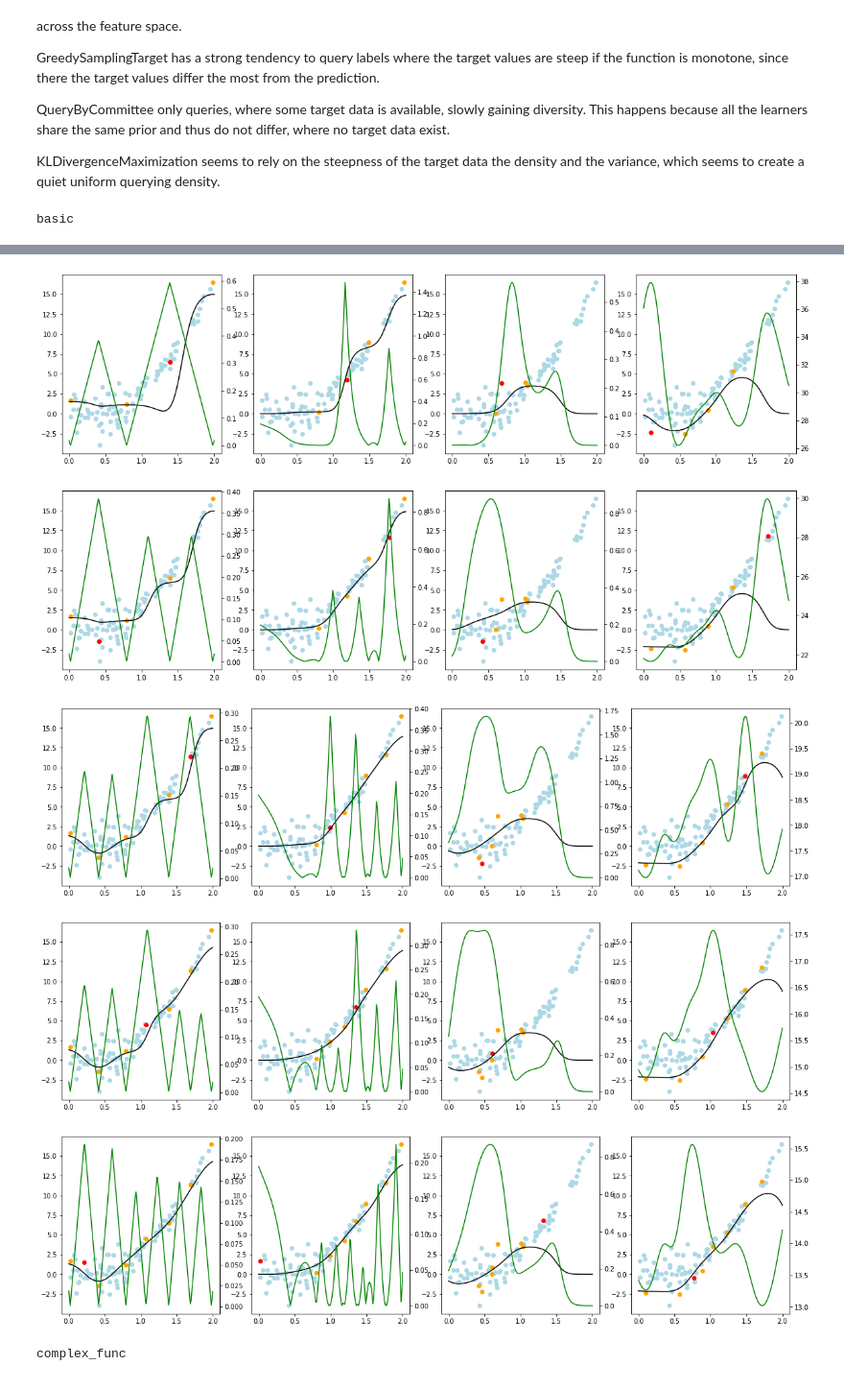
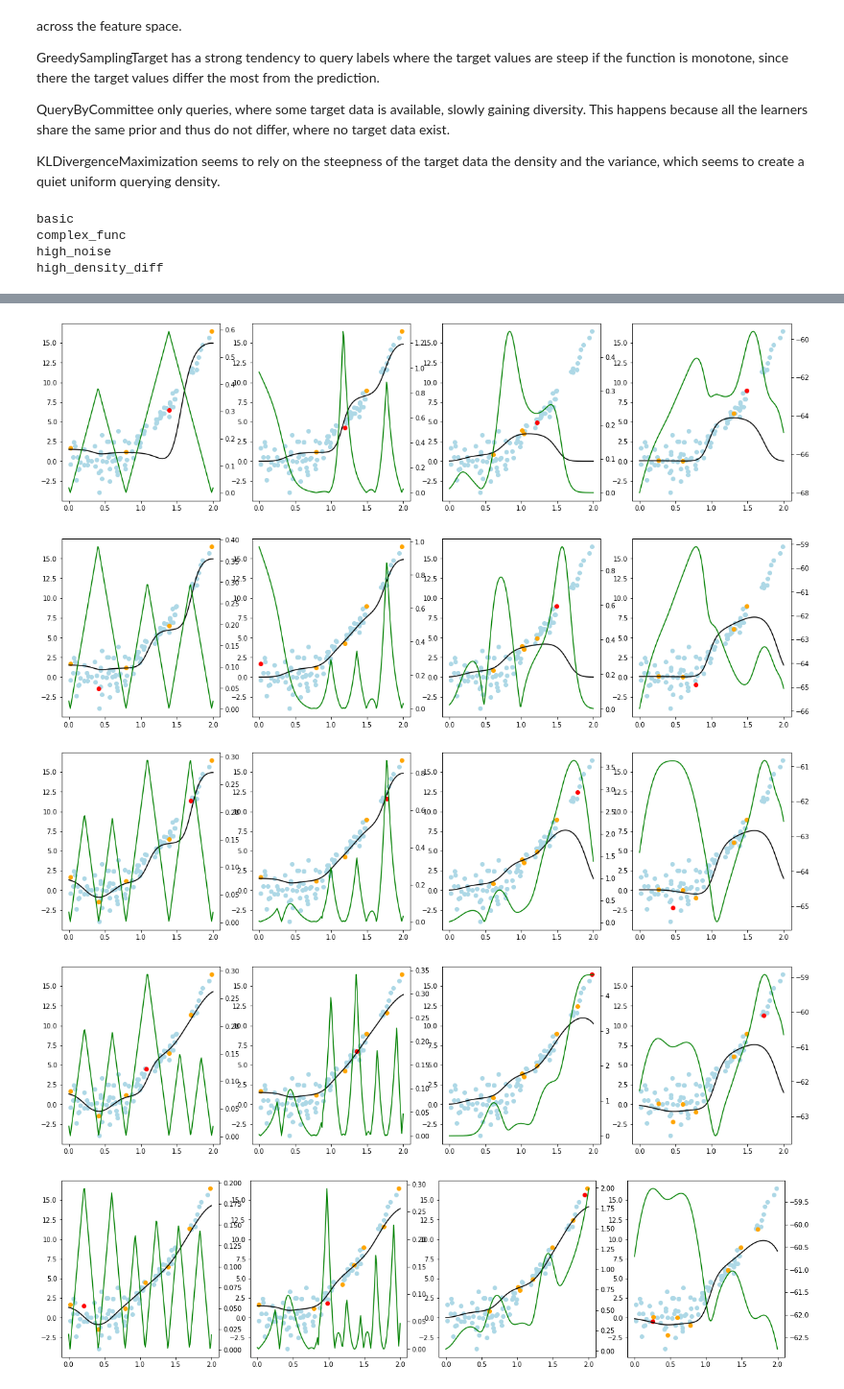
Before and after one commit to scikit-activeml/scikit-activeml, a Jupyter notebook: tutorials/02_pool_regression_getting_started.ipynb, the cells around one changed output, grey strips where cells are left out. Shown at 96% size. Drawn from its saved outputs; the diff is of its cells as text; code cells hidden in the pictures.

Commit message:
add white background color

```diff
--- a/tutorials/02_pool_regression_getting_started.ipynb
+++ b/tutorials/02_pool_regression_getting_started.ipynb
@@ -6,6 +6,7 @@ regression.
 import warnings
 warnings.filterwarnings('ignore')
 import numpy as np
+import matplotlib as mlp
 import matplotlib.pyplot as plt
 
 from skactiveml.pool import GreedySamplingX, GreedySamplingTarget, QueryByCommittee, \
@@ -14,6 +15,8 @@ from sklearn.ensemble import BaggingRegressor
 from skactiveml.regressor import NICKernelRegressor, SklearnRegressor
 from skactiveml.utils import call_func, is_labeled
 from scipy.stats import norm, uniform
+
+mlp.rcParams["figure.facecolor"] = "white"
 # %% [markdown]
 First, we generate a dataset. This notebook provides one of four datasets.
 # %%
@@ -105,9 +108,13 @@ for variant in ['basic', 'complex_func', 'high_noise', 'high_density_diff']:
         KLDivergenceMaximization(
             random_state=random_state,
             integration_dict_target_val={
-                "method": "gauss_hermite",
-                "n_integration_samples": 5,
+                "method": "assume_linear",
+                "n_integration_samples": 3,
             },
+            integration_dict_cross_entropy={
+                "method": "assume_linear",
+                "n_integration_samples": 3,
+            }
         ),
     ]
 
@@ -157,3 +164,6 @@ for variant in ['basic', 'complex_func', 'high_noise', 'high_density_diff']:
         plt.show()
 # %% [output]
 basic
+complex_func
+high_noise
+high_density_diff
@@ -163,6 +173,5 @@ basic
-[figure, old version]
+[figure, new version]
-[figure, old version]
+[figure, new version]
-[figure, old version]
+[figure, new version]
-[figure, old version]
+[figure, new version]
-[figure, old version]
+[figure, new version]
-complex_func
```
Also changed, not shown: parts of 1 cell of this notebook, 5 other files.
